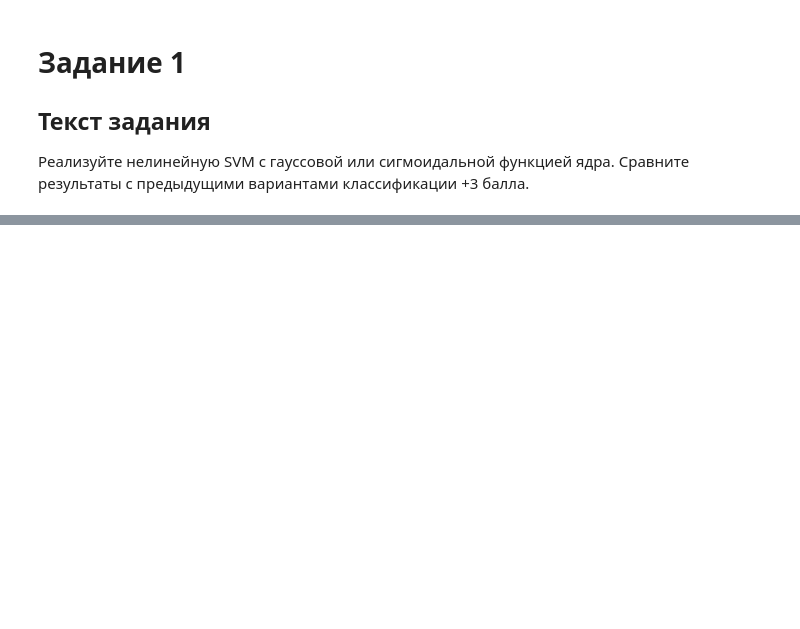
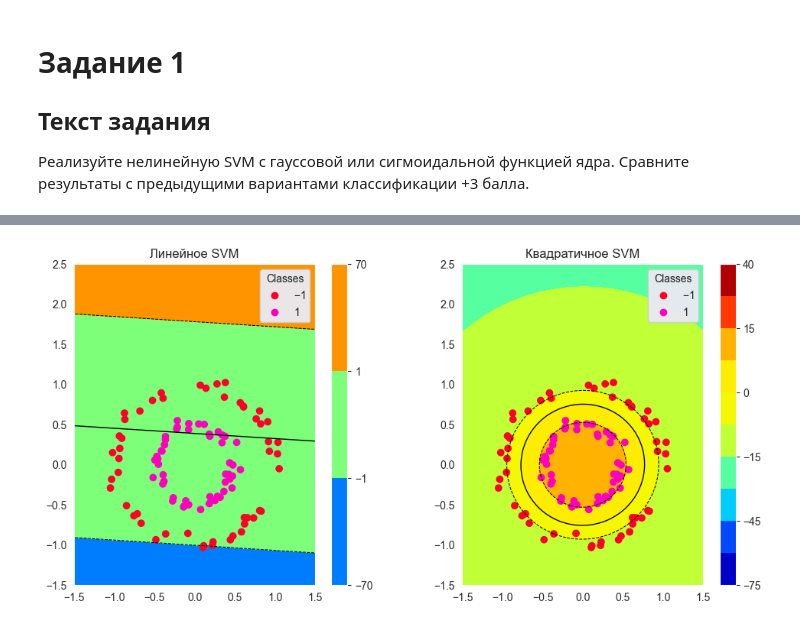
Before and after one commit to J0hnLenin/MachineLearningLabs, a Jupyter notebook: Lab06.ipynb, the cells around one changed output, grey strips where cells are left out. Saved outputs shown, nothing was run; the diff lists cells and outputs as text; code cells hidden in the pictures; blank space fills up the shorter version.

```diff
--- a/Lab06.ipynb
+++ b/Lab06.ipynb
@@ -1004,0 +1034,4 @@ plt.show()
+# %%
+blob_svm = SupportVectorMachine(X_blob_train, y_blob_train, h=0.0005, min_iterations=1000, logging=False)
+# %%
+blob_svm.fit()
@@ -1004,0 +1040,6 @@ plt.show()
+# %%
+
+blob_qsvm = QuadraSupportVectorMachine(X_blob_train, y_blob_train, h=0.0005, min_iterations=1000, logging=True)
+blob_qsvm.init_r()
+# %%
+blob_qsvm.fit()
@@ -1004,0 +1066,55 @@ plt.show()
+# %%
+
+x1 = np.arange(-10, 15, 0.05)
+x2 = np.arange(-10, 15, 0.05)
+
+w = blob_svm.w
+
+xgrid, ygrid = np.meshgrid(x1, x2)
+z = w[0] + w[2] * xgrid + w[1]*ygrid
+
+
+# Обучающая выборка
+fig = plt.figure(figsize=(12, 12))
+
+
+ax = fig.add_subplot(221)
+
+
+plt.contour(x1, x2, z, colors="black", levels=[-1, 0, 1], linewidths=[0.75, 1, 0.75], linestyles=["--", '-', '--'])
+plt.contourf(x1, x2, z, cmap="jet", levels=[-70,-1, 1, 70], linestyles=["--", '-', '--'])
+plt.colorbar()
+scatter = ax.scatter(X_blob_train[:, 1], X_blob_train[:, 0], c=y_blob_train, cmap="gist_rainbow", marker="o")
+
+
+plt.xlim(-1.5, 1.5)
+plt.ylim(-1.5, 2.5)
+
+ax.set_aspect('equal', adjustable='box')
+ax.set_title('Линейное SVM')
+
+legend1 = ax.legend(*scatter.legend_elements(),
+                    loc="upper right", title="Classes")
+ax.add_artist(legend1)
+
+w = blob_qsvm.w
+z = w[0] + w[1]*xgrid**2 + w[2]*ygrid**2 + w[3]*xgrid + w[4]*ygrid + w[5]*xgrid*ygrid
+
+
+ax = fig.add_subplot(222)
+
+plt.contourf(x1, x2, z, cmap="jet", levels=[-75, -60, -45, -30, -15, -1, 0, 1, 15, 30, 40])
+plt.colorbar()
+plt.contour(x1, x2, z, colors="black", levels=[-1, 0, 1], linewidths=[0.75, 1, 0.75], linestyles=["--", '-', '--'])
+scatter = ax.scatter(X_blob_train[:, 1], X_blob_train[:, 0], c=y_blob_train, cmap="gist_rainbow", marker="o")
+ax.set_aspect('equal', adjustable='box')
+ax.set_title('Квадратичное SVM')
+plt.xlim(-1.5, 1.5)
+plt.ylim(-1.5, 2.5)
+legend1 = ax.legend(*scatter.legend_elements(),
+                    loc="upper right", title="Classes")
+ax.add_artist(legend1)
+legend1 = ax.legend(*scatter.legend_elements(),
+                    loc="upper right", title="Classes")
+# %% [output]
+[figure, added]
```
Also changed, not shown: parts of 24 cells of this notebook.
